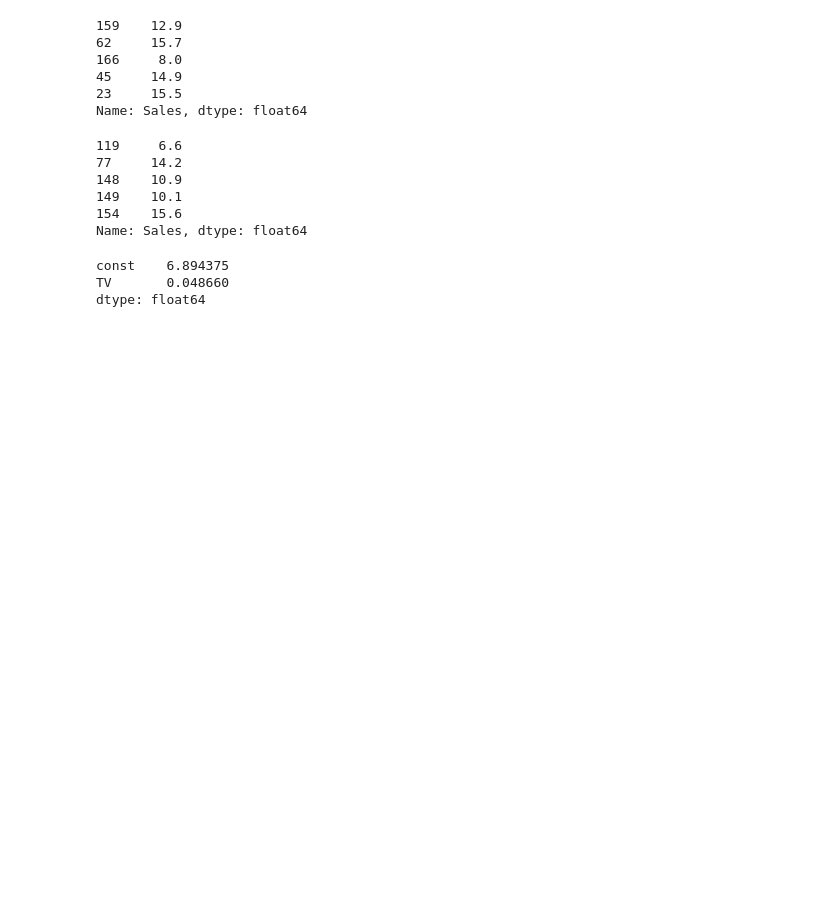
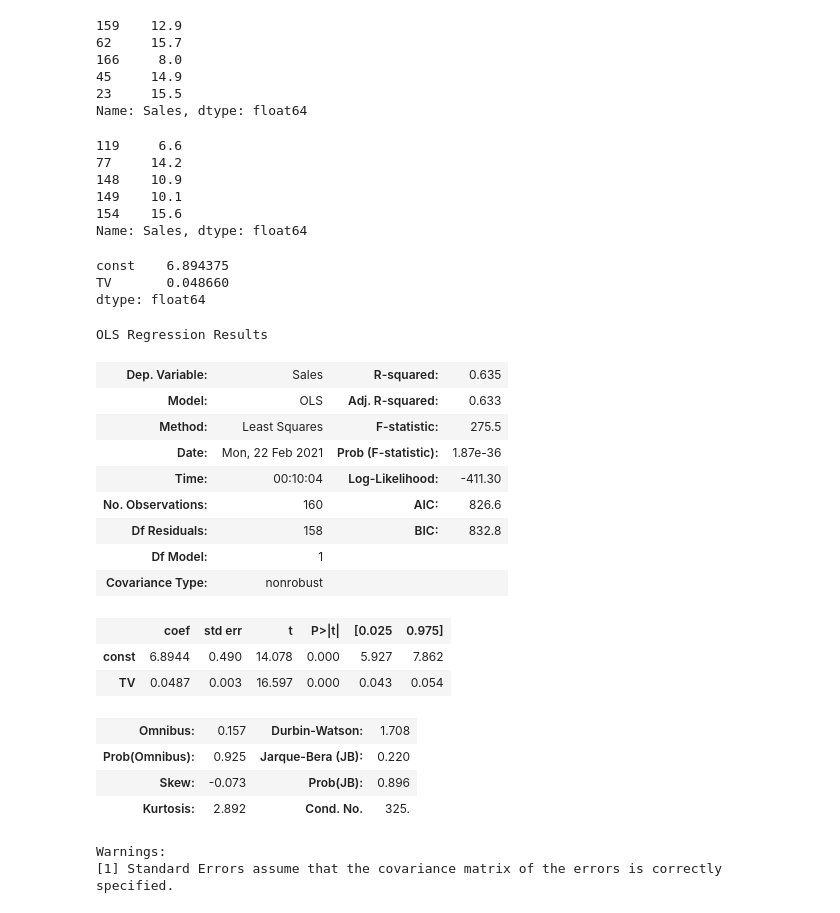
Before and after one commit to jagadishkm84/practice-repo, a Jupyter notebook: Linear Regression.ipynb, the cells around one changed output. Cells and saved outputs as stored; diff of their text form; code cells hidden in the pictures; blank space fills up the shorter version.

```diff
--- a/Linear Regression.ipynb
+++ b/Linear Regression.ipynb
@@ -147,0 +146,22 @@ dtype: float64
+# %%
+lr.summary()
+# %% [output]
+OLS Regression Results
+| Dep. Variable: | Sales | R-squared: | 0.635 |
+| Model: | OLS | Adj. R-squared: | 0.633 |
+| Method: | Least Squares | F-statistic: | 275.5 |
+| Date: | Mon, 22 Feb 2021 | Prob (F-statistic): | 1.87e-36 |
+| Time: | 00:10:04 | Log-Likelihood: | -411.30 |
+| No. Observations: | 160 | AIC: | 826.6 |
+| Df Residuals: | 158 | BIC: | 832.8 |
+| Df Model: | 1 |  |  |
+| Covariance Type: | nonrobust |  |  |
+|  | coef | std err | t | P>|t| | [0.025 | 0.975] |
+| const | 6.8944 | 0.490 | 14.078 | 0.000 | 5.927 | 7.862 |
+| TV | 0.0487 | 0.003 | 16.597 | 0.000 | 0.043 | 0.054 |
+| Omnibus: | 0.157 | Durbin-Watson: | 1.708 |
+| Prob(Omnibus): | 0.925 | Jarque-Bera (JB): | 0.220 |
+| Skew: | -0.073 | Prob(JB): | 0.896 |
+| Kurtosis: | 2.892 | Cond. No. | 325. |
+Warnings:
+[1] Standard Errors assume that the covariance matrix of the errors is correctly specified.
```
Also changed, not shown: parts of 24 cells of this notebook.
